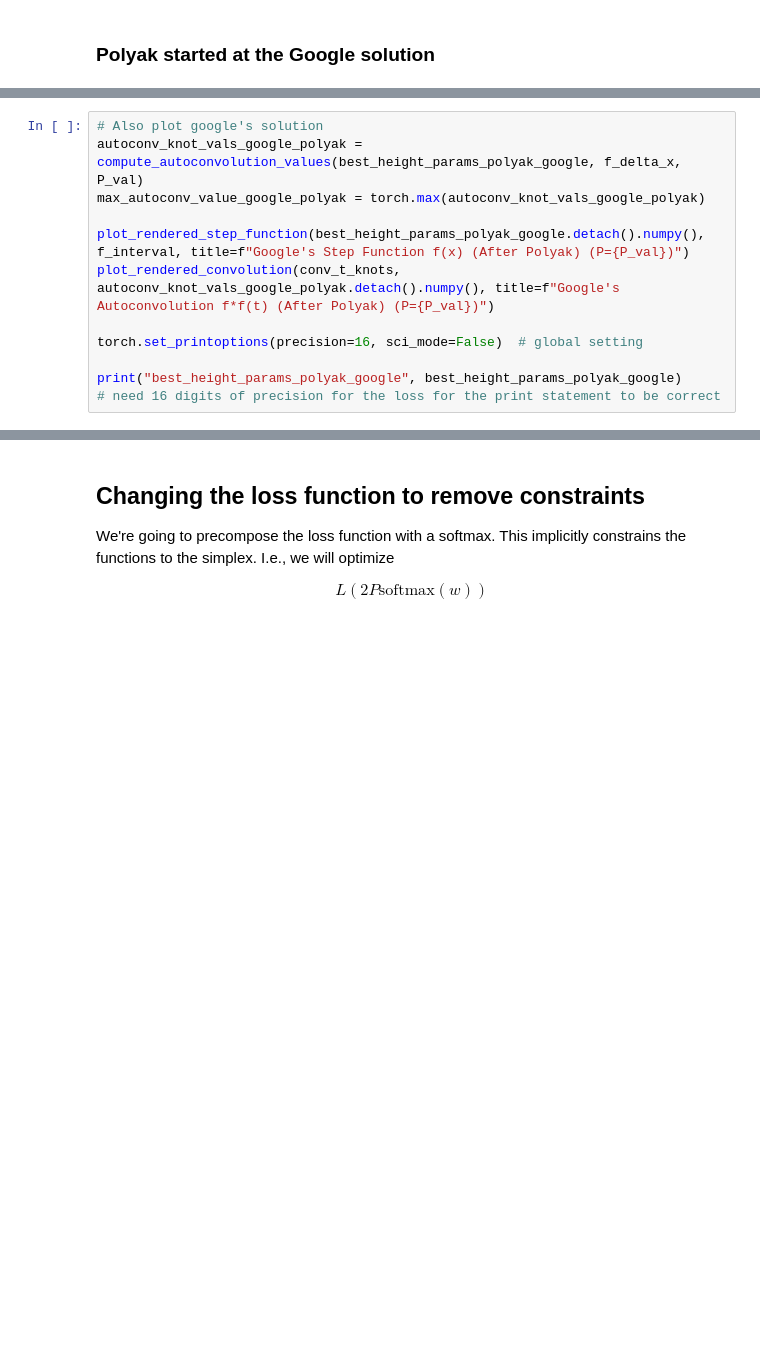
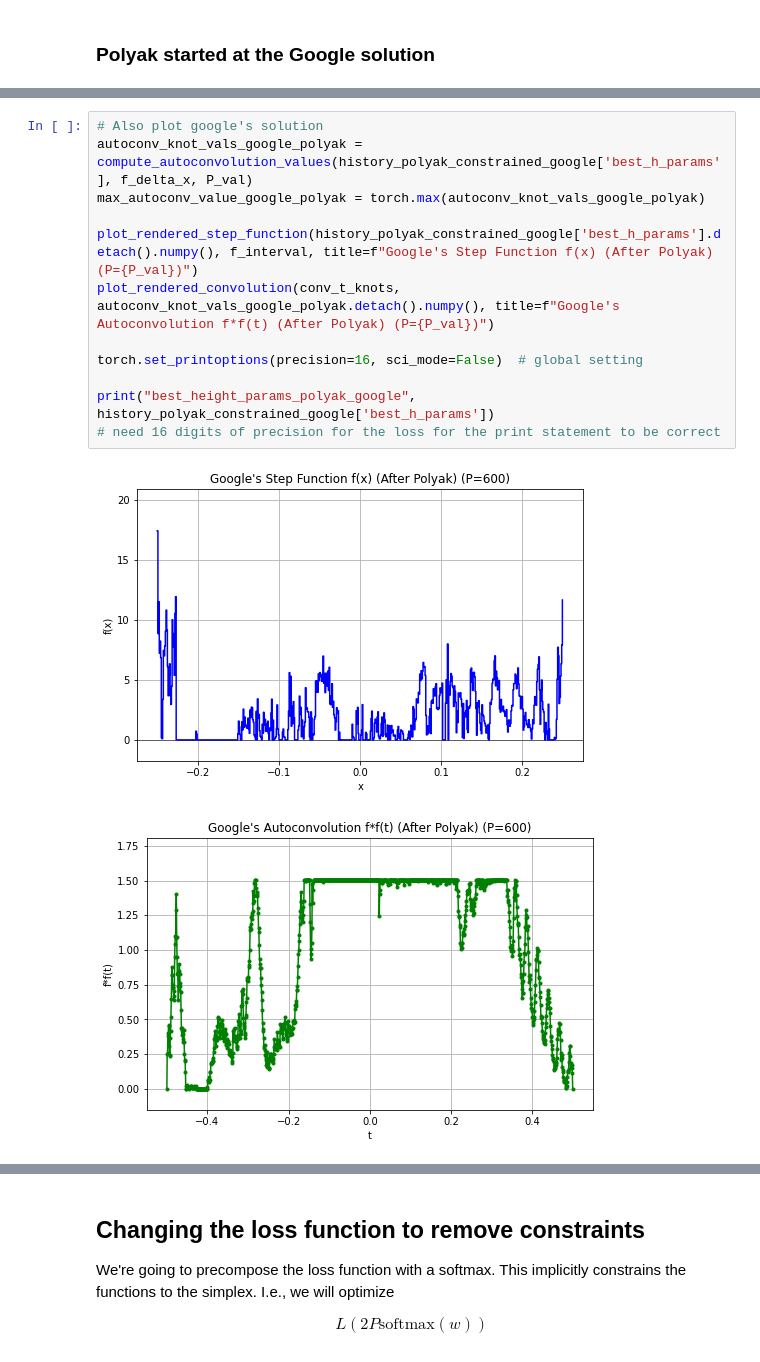
Before and after one commit to damek/alpha_evolve_problem_B1, a Jupyter notebook: problemb1.ipynb, the cells around one changed output, grey strips where cells are left out. Saved outputs shown, nothing was run; the diff lists cells and outputs as text; blank space fills up the shorter version.

```diff
--- a/problemb1.ipynb
+++ b/problemb1.ipynb
@@ -189,12 +200,15 @@ plt.show()
 # %%
 # Also plot google's solution
-autoconv_knot_vals_google_polyak = compute_autoconvolution_values(best_height_params_polyak_google, f_delta_x, P_val)
+autoconv_knot_vals_google_polyak = compute_autoconvolution_values(history_polyak_constrained_google['best_h_params'], f_delta_x, P_val)
 max_autoconv_value_google_polyak = torch.max(autoconv_knot_vals_google_polyak)
 
-plot_rendered_step_function(best_height_params_polyak_google.detach().numpy(), f_interval, title=f"Google's Step Function f(x) (After Polyak) (P={P_val})")
+plot_rendered_step_function(history_polyak_constrained_google['best_h_params'].detach().numpy(), f_interval, title=f"Google's Step Function f(x) (After Polyak) (P={P_val})")
 plot_rendered_convolution(conv_t_knots, autoconv_knot_vals_google_polyak.detach().numpy(), title=f"Google's Autoconvolution f*f(t) (After Polyak) (P={P_val})")
 
 torch.set_printoptions(precision=16, sci_mode=False)  # global setting
 
-print("best_height_params_polyak_google", best_height_params_polyak_google)
+print("best_height_params_polyak_google", history_polyak_constrained_google['best_h_params'])
 # need 16 digits of precision for the loss for the print statement to be correct
+# %% [output]
+[figure, added]
+[figure, added]
```
Also changed, not shown: parts of 9 cells of this notebook, 1 other file.
